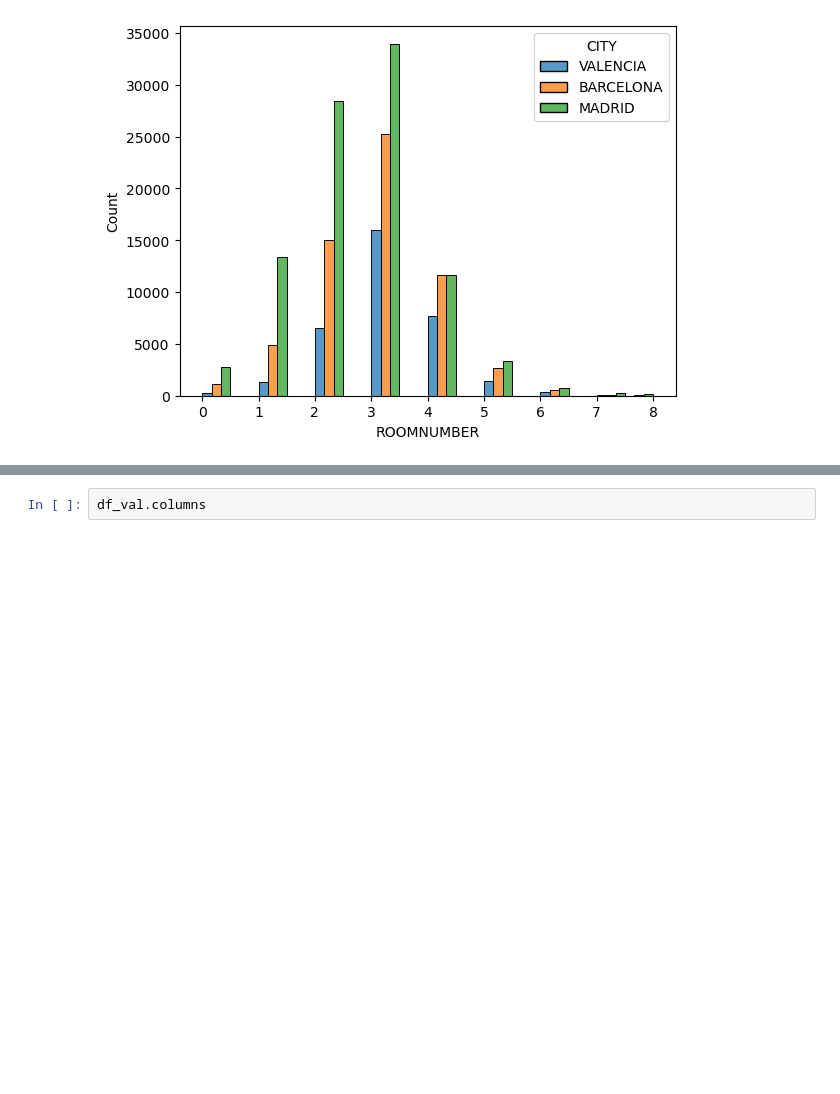
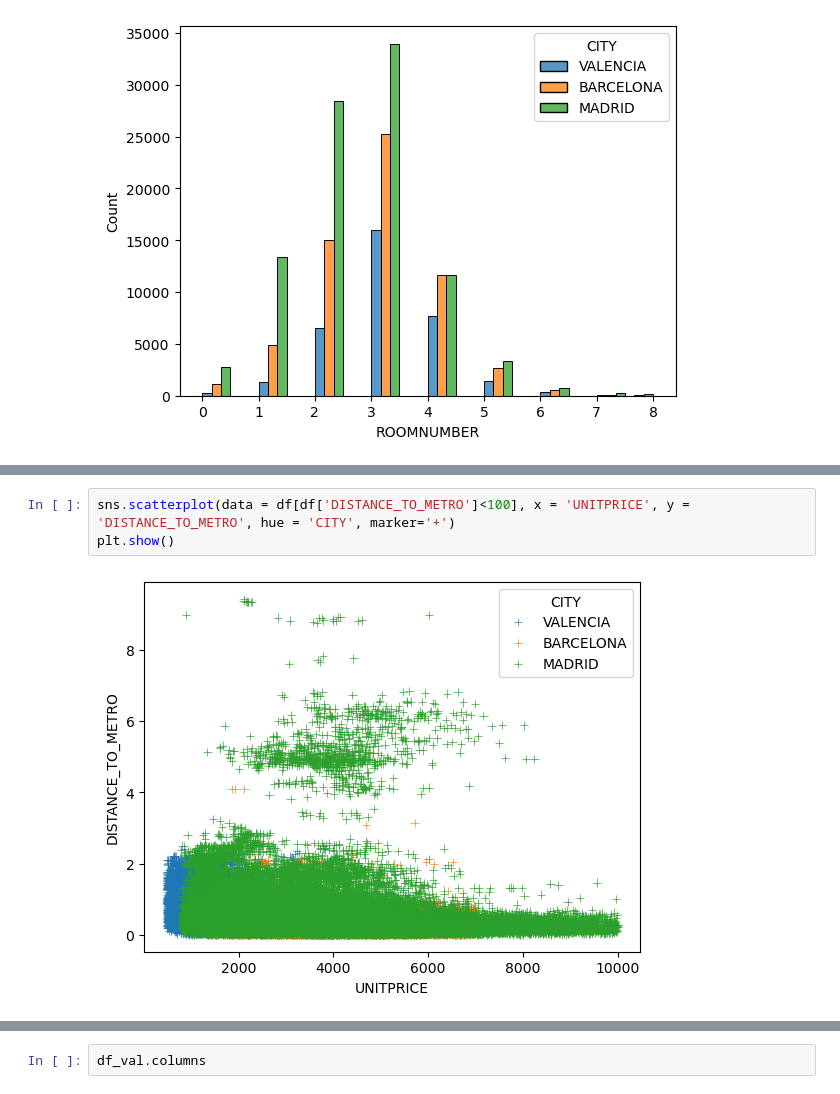
Before and after one commit to AlvaroCorrales/idealista18, a Jupyter notebook: experiments/experiments.ipynb, the cells around one changed output, grey strips where cells are left out. Cells and saved outputs as stored; diff of their text form; blank space fills up the shorter version.

```diff
--- a/experiments/experiments.ipynb
+++ b/experiments/experiments.ipynb
@@ -125,0 +167,5 @@ sns.histplot(data=df, x='CONSTRUCTEDAREA', hue='CITY', multiple = 'dodge', eleme
+# %%
+sns.scatterplot(data = df[df['DISTANCE_TO_METRO']<100], x = 'UNITPRICE', y = 'DISTANCE_TO_METRO', hue = 'CITY', marker='+')
+plt.show()
+# %% [output]
+[figure, added]
```
Also changed, not shown: parts of 5 cells of this notebook.
